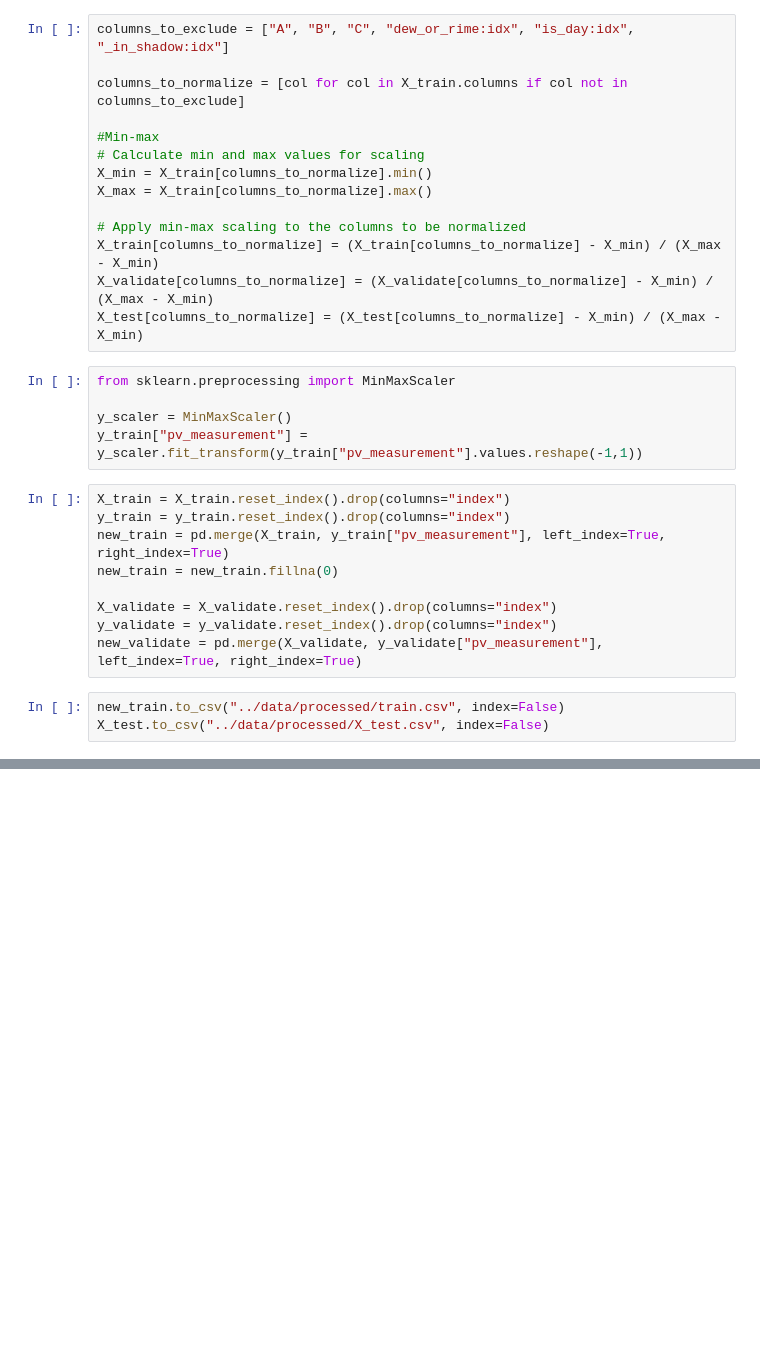
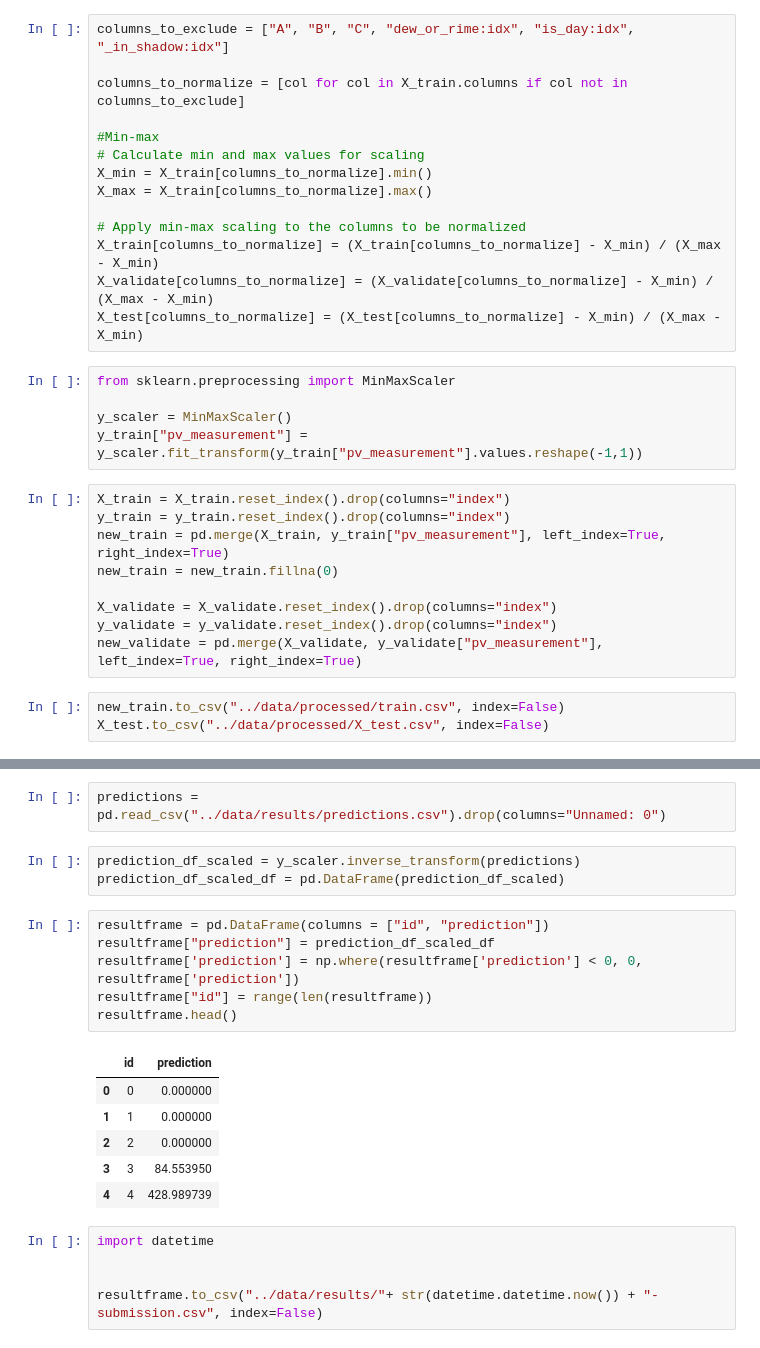
Before and after one commit to mathiasraa/tdt4173-forecasting, a Jupyter notebook: notebooks/h2o_clean.ipynb, the cells around one changed output, grey strips where cells are left out. Drawn from its saved outputs; the diff is of its cells as text; blank space fills up the shorter version.

```diff
--- a/notebooks/h2o_clean.ipynb
+++ b/notebooks/h2o_clean.ipynb
@@ -324,0 +328,23 @@ new_train
+# %%
+predictions = pd.read_csv("../data/results/predictions.csv").drop(columns="Unnamed: 0")
+# %%
+prediction_df_scaled = y_scaler.inverse_transform(predictions)
+prediction_df_scaled_df = pd.DataFrame(prediction_df_scaled)
+# %%
+resultframe = pd.DataFrame(columns = ["id", "prediction"])
+resultframe["prediction"] = prediction_df_scaled_df
+resultframe['prediction'] = np.where(resultframe['prediction'] < 0, 0, resultframe['prediction'])
+resultframe["id"] = range(len(resultframe))
+resultframe.head()
+# %% [output]
+|  | id | prediction |
+| 0 | 0 | 0.000000 |
+| 1 | 1 | 0.000000 |
+| 2 | 2 | 0.000000 |
+| 3 | 3 | 84.553950 |
+| 4 | 4 | 428.989739 |
+# %%
+import datetime
+
+
+resultframe.to_csv("../data/results/"+ str(datetime.datetime.now()) + "-submission.csv", index=False)
```
Also changed, not shown: parts of 5 cells of this notebook.
